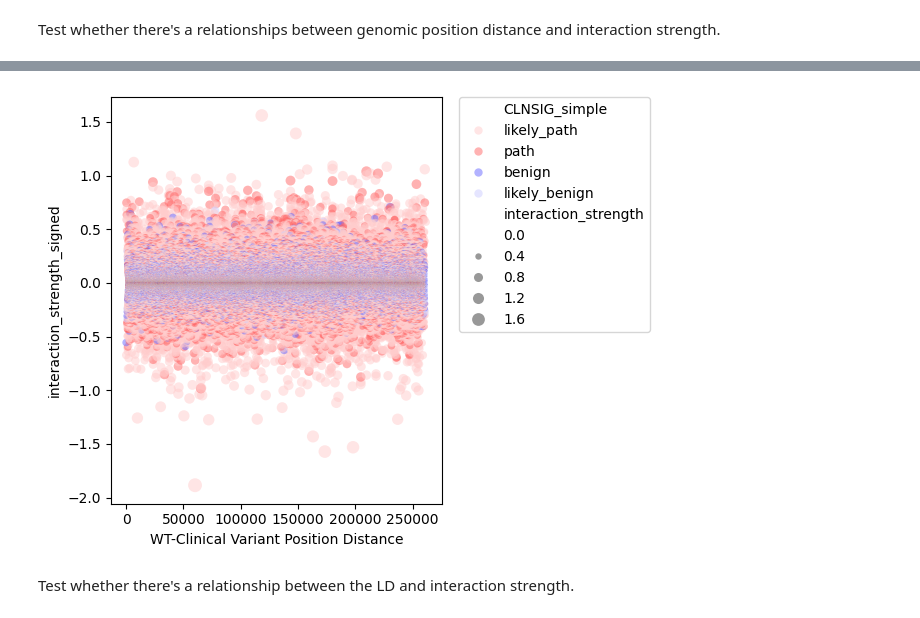
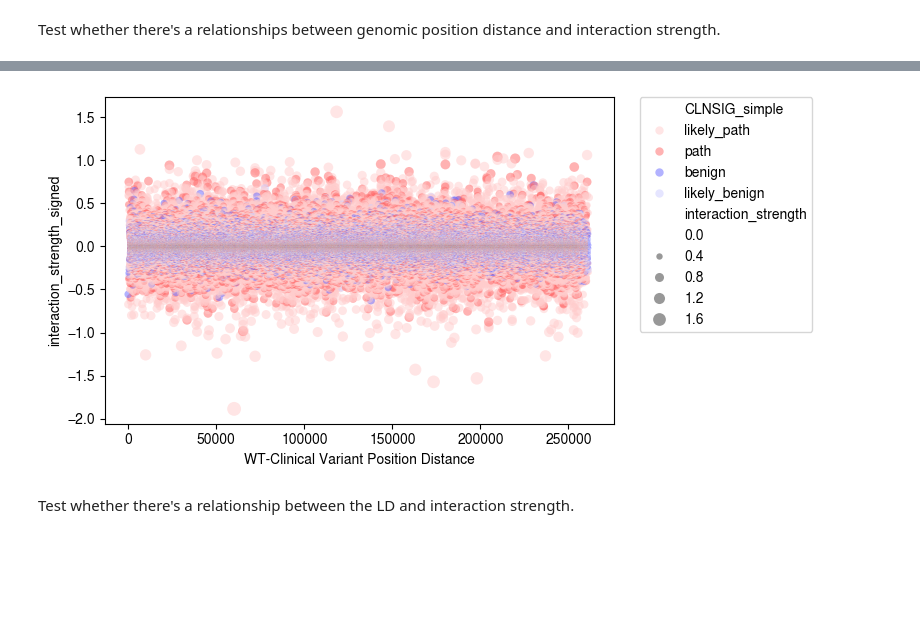
Before and after one commit to bschilder/VEP_DNA, a Jupyter notebook: notebooks/variant_attribution_Flashzoi.ipynb, the cells around one changed output, grey strips where cells are left out. Saved outputs shown, nothing was run; the diff lists cells and outputs as text; code cells hidden in the pictures; blank space fills up the shorter version.

```diff
--- a/notebooks/variant_attribution_Flashzoi.ipynb
+++ b/notebooks/variant_attribution_Flashzoi.ipynb
@@ -36,5 +70,7 @@ import src.analysis.matrices as mc
 
 
 pd.set_option('display.max_columns', None)
+plt.rcParams['font.family'] =  'Nimbus Sans'
+
 import genvarloader as gvl
 import awkward as ak
@@ -600,22 +649,23 @@ clinsig_boxplot = ab.plot_clinsig_interaction_strength(
 # %%
 palette = utils.get_clinsig_palette()
 # scatter_df utils.sort_by_clinsig(ridge_df.loc[~ridge_df["wt_variant"].str.endswith(">")])
+g = plt.figure(figsize=(8,4))
 ax = sns.scatterplot(
     x="position_distance",
     y="interaction_strength_signed",
     size="interaction_strength",
     hue="CLNSIG_simple",
     palette=palette,
     sizes=(0.0001,100),
     alpha=0.5,
     data=ridge_df
 )
 plt.xlabel("WT-Clinical Variant Position Distance")
 # Place the legend outside to the right
 plt.legend(bbox_to_anchor=(1.05, 1), loc='upper left', borderaxespad=0.)
 plt.tight_layout()
 # %% [output]
-[figure, old version]
+[figure, new version]
 # %% [markdown]
 Test whether there's a relationship between the LD and interaction strength.
 # %%
```
Also changed, not shown: parts of 37 cells of this notebook, 13 other files.
